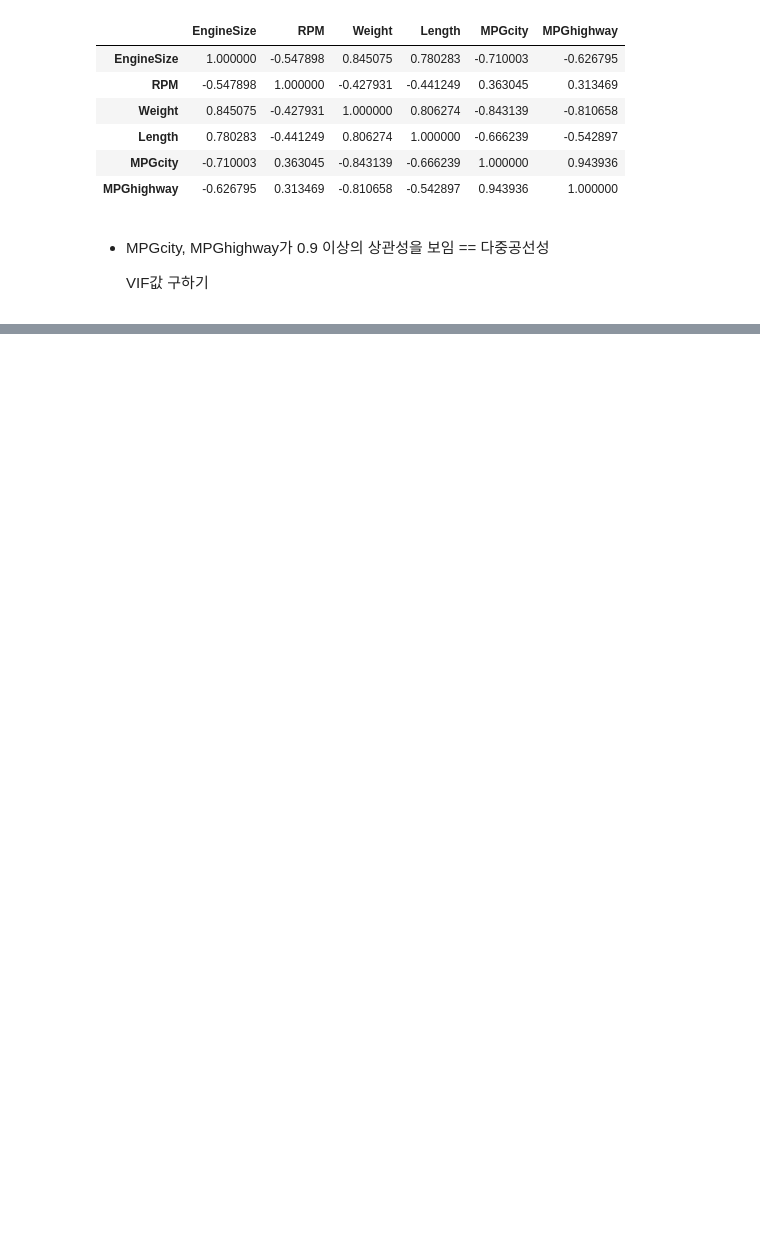
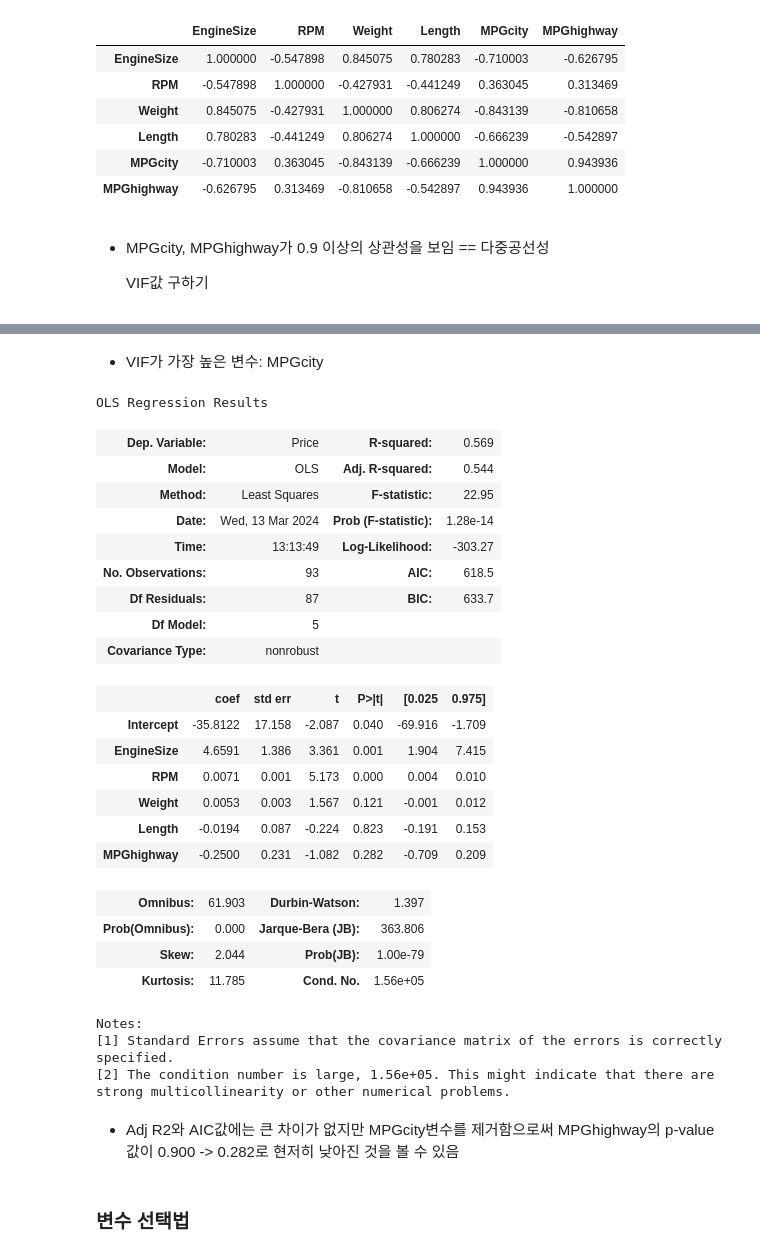
Before and after one commit to sai-with/ADP_prac, a Jupyter notebook: statics/LinearReg.ipynb, the cells around one changed output, grey strips where cells are left out. Saved outputs shown, nothing was run; the diff lists cells and outputs as text; code cells hidden in the pictures; blank space fills up the shorter version.

```diff
--- a/statics/LinearReg.ipynb
+++ b/statics/LinearReg.ipynb
@@ -217,0 +230,37 @@ for i in range(1, len(x.colums)):
+# %% [markdown]
+* VIF가 가장 높은 변수: MPGcity
+# %%
+# 해당 변수 제거 후 재분석
+model = ols('Price ~ EngineSize + RPM + Weight + Length + MPGhighway', data=cars)
+result = model.fit()
+result.summary()
+# %% [output]
+OLS Regression Results
+| Dep. Variable: | Price | R-squared: | 0.569 |
+| Model: | OLS | Adj. R-squared: | 0.544 |
+| Method: | Least Squares | F-statistic: | 22.95 |
+| Date: | Wed, 13 Mar 2024 | Prob (F-statistic): | 1.28e-14 |
+| Time: | 13:13:49 | Log-Likelihood: | -303.27 |
+| No. Observations: | 93 | AIC: | 618.5 |
+| Df Residuals: | 87 | BIC: | 633.7 |
+| Df Model: | 5 |  |  |
+| Covariance Type: | nonrobust |  |  |
+|  | coef | std err | t | P>|t| | [0.025 | 0.975] |
+| Intercept | -35.8122 | 17.158 | -2.087 | 0.040 | -69.916 | -1.709 |
+| EngineSize | 4.6591 | 1.386 | 3.361 | 0.001 | 1.904 | 7.415 |
+| RPM | 0.0071 | 0.001 | 5.173 | 0.000 | 0.004 | 0.010 |
+| Weight | 0.0053 | 0.003 | 1.567 | 0.121 | -0.001 | 0.012 |
+| Length | -0.0194 | 0.087 | -0.224 | 0.823 | -0.191 | 0.153 |
+| MPGhighway | -0.2500 | 0.231 | -1.082 | 0.282 | -0.709 | 0.209 |
+| Omnibus: | 61.903 | Durbin-Watson: | 1.397 |
+| Prob(Omnibus): | 0.000 | Jarque-Bera (JB): | 363.806 |
+| Skew: | 2.044 | Prob(JB): | 1.00e-79 |
+| Kurtosis: | 11.785 | Cond. No. | 1.56e+05 |
+Notes:
+[1] Standard Errors assume that the covariance matrix of the errors is correctly specified.
+[2] The condition number is large, 1.56e+05. This might indicate that there are
+strong multicollinearity or other numerical problems.
+# %% [markdown]
+* Adj R2와 AIC값에는 큰 차이가 없지만 MPGcity변수를 제거함으로써 MPGhighway의 p-value값이 0.900 -> 0.282로 현저히 낮아진 것을 볼 수 있음
+# %% [markdown]
+### 변수 선택법
```
Also changed, not shown: parts of 9 cells of this notebook, 4 other files.
